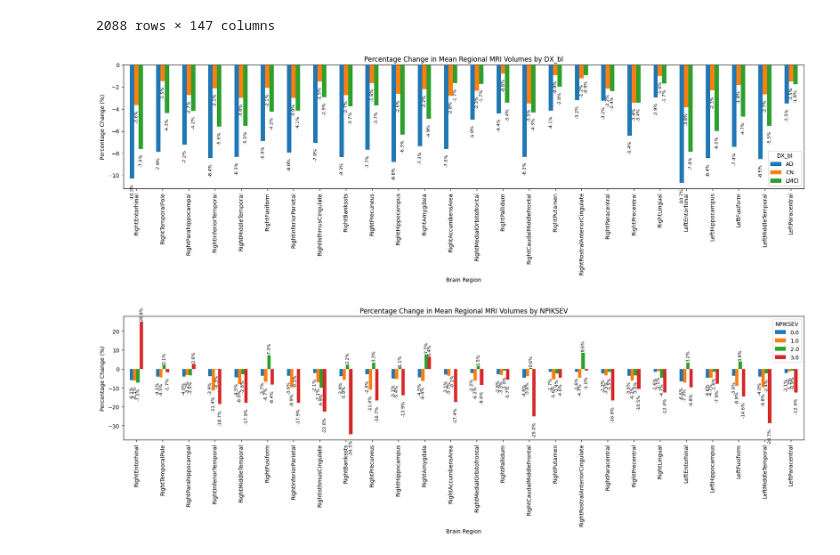
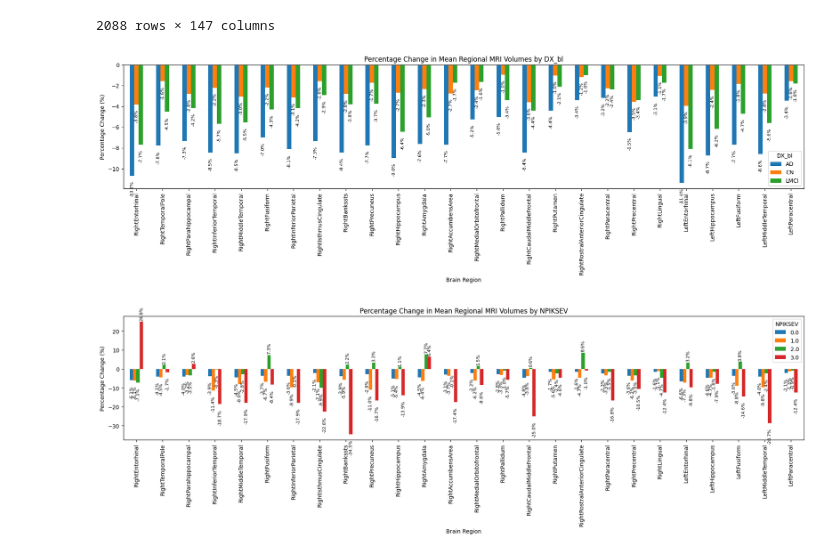
Before and after one commit to Da4kek/AD-Sleep, a Jupyter notebook: modeling-3.ipynb, the cells around one changed output. Cells and saved outputs as stored; diff of their text form; code cells hidden in the pictures.

```diff
--- a/modeling-3.ipynb
+++ b/modeling-3.ipynb
@@ -54,10 +54,12 @@ merge
 | 2086 | 2 | 1427 | 18506.0 | 917.0 | 363.0 | 388.0 | ... |
 | 2087 | 3 | 1427 | 17978.0 | 924.0 | 383.0 | 415.0 | ... |
 2088 rows × 147 columns
+# %%
+merge = pd.read_csv("Latest_all_in_one.csv")
 # %%
 cognitive_outcomes = ['ADNI_MEM', 'ADNI_EF', 'ADNI_LAN', 'ADNI_VS', 'ADNI_EF2']
-sleep_vars = ['NPIK', 'NPIKSEV', 'Sleep_Apnea', 'Restless_Legs',
-              'Insomnia', 'Sleep_Disturbance_Other']
+sleep_vars = ['NPIK', 'NPIKSEV', 'Sleep_Apnea',
+              'Insomnia']
 mri_outcomes = [
     "RightEntorhinal",
     "RightTemporalPole",
@@ -89,43 +91,42 @@ mri_outcomes = [
     "LeftInferiorLateralVentricle",
     "RightLateralVentricle",
     "LeftLateralVentricle",
-    "Icv",
 ]
 # %%
 DX_bl ={0: "AD", 1: "CN", 2: "LMCI"}
 # %%
 region_cols = [col for col in mri_outcomes if not col.endswith("Ventricle")]
 viscode_map = {0: 'bl', 1: 'm06', 2: 'm12', 3: 'm24'}
 merge['VISCODE_label'] = merge['VISCODE'].map(viscode_map)
 
-mean_bl = merge[merge['VISCODE_label'] == 'bl'].groupby('DX_bl')[
+mean_bl = merge[merge['VISCODE'] == 'bl'].groupby('DX_bl')[
     region_cols].mean()
-mean_m24 = merge[merge['VISCODE_label'] == 'm24'].groupby('DX_bl')[
+mean_m24 = merge[merge['VISCODE'] == 'm24'].groupby('DX_bl')[
     region_cols].mean()
 
 mean_bl = mean_bl.drop(columns=['Icv'], errors='ignore')
 mean_m24 = mean_m24.drop(columns=['Icv'], errors='ignore')
 
 pct_change = ((mean_m24 - mean_bl) / mean_bl) * 100
 
 ax = pct_change.T.plot(kind='bar', figsize=(18, 6))
 plt.title('Percentage Change in Mean Regional MRI Volumes by DX_bl')
 plt.xlabel('Brain Region')
 plt.ylabel('Percentage Change (%)')
 plt.legend(title='DX_bl', labels=['AD', 'CN', 'LMCI'])
 plt.tight_layout()
 
 for p in ax.patches:
     height = p.get_height()
     if not np.isnan(height):
         ax.annotate(f'{height:.1f}%',
                     (p.get_x() + p.get_width() / 2, height),
                     ha='center', va='bottom' if height >= 0 else 'top',
                     fontsize=8, rotation=90, xytext=(0, 2 if height >= 0 else -10), textcoords='offset points')
 
 plt.show()
 # %% [output]
-[figure, old version]
+[figure, new version]
 # %%
 region_cols = [col for col in mri_outcomes if not col.endswith("Ventricle")]
 viscode_map = {0: 'bl', 1: 'm06', 2: 'm12', 3: 'm24'}
```
Also changed, not shown: parts of 14 cells of this notebook, 6 other files.
